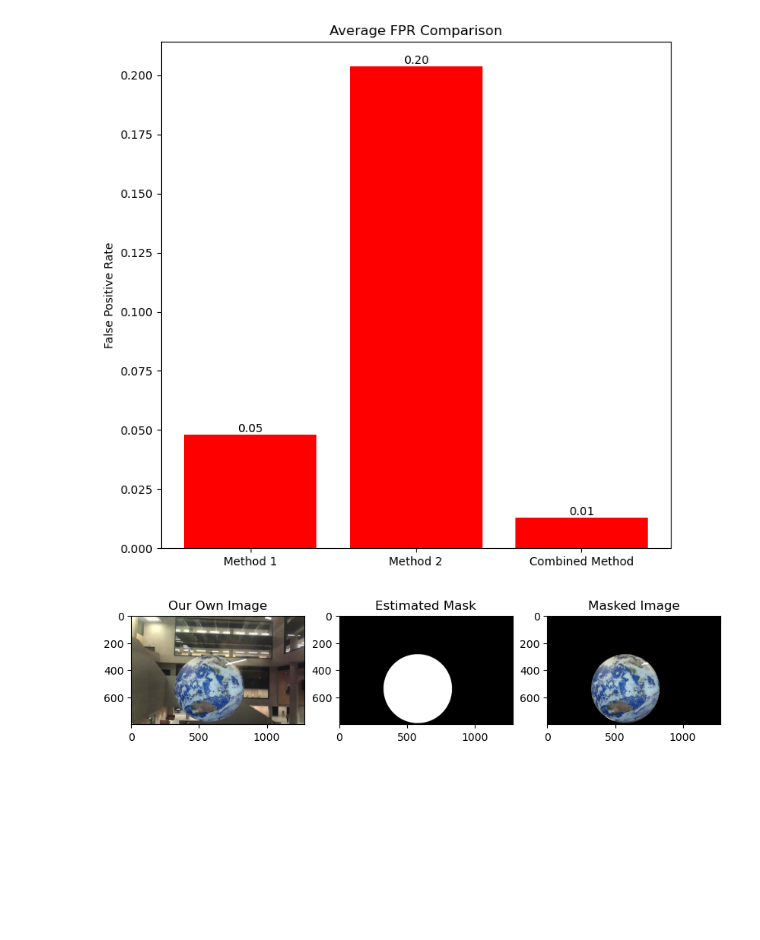
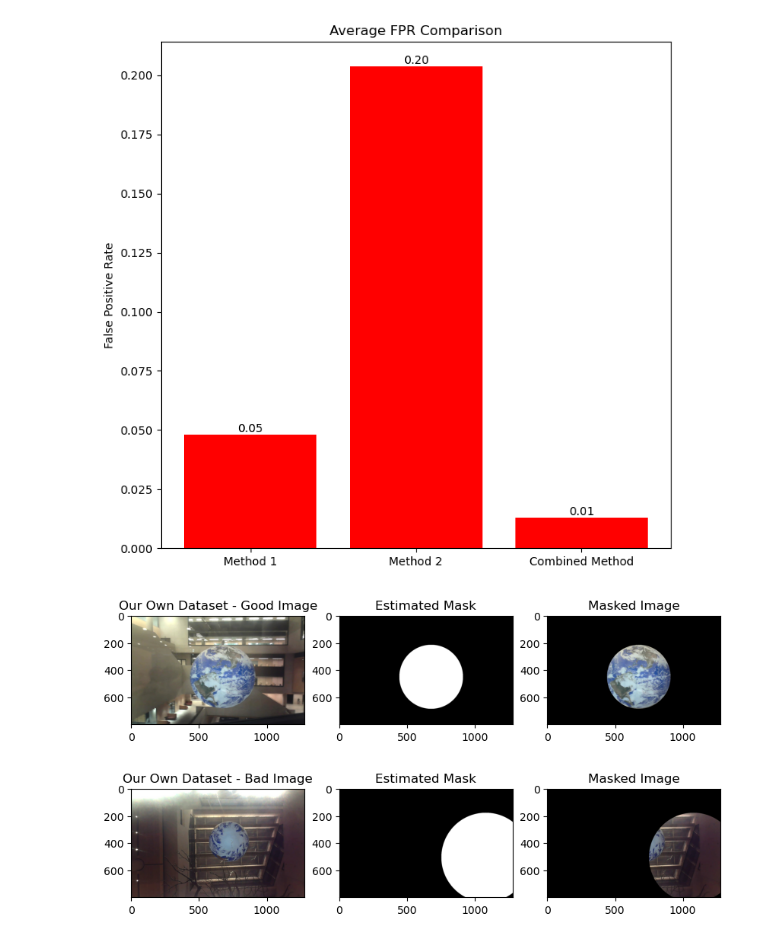
Before and after one commit to coder2Young/comp0241_24_grp6, a Jupyter notebook: final/task1.ipynb, the cells around one changed output. Saved outputs shown, nothing was run; the diff lists cells and outputs as text; code cells hidden in the pictures; blank space fills up the shorter version.

Commit message:
Updata task1

```diff
--- a/final/task1.ipynb
+++ b/final/task1.ipynb
@@ -340,21 +340,40 @@ plt.show()
 [figure]
 # %%
 # Test on our own image
-img = cv2.imread("./Dataset/grp6/task1/our_AO_cap.jpg")
-img = cv2.cvtColor(img, cv2.COLOR_BGR2RGB)
-mask_est = get_mask(img)
-masked_img = cv2.bitwise_and(img, img, mask=mask_est)
+img_good = cv2.imread("./Dataset/grp6/task1/our_AO_good.jpg")
+img_good = cv2.cvtColor(img_good, cv2.COLOR_BGR2RGB)
+mask_est_good = get_mask(img_good)
+masked_img_good = cv2.bitwise_and(img_good, img_good, mask=mask_est_good)
+
+img_bad = cv2.imread("./Dataset/grp6/task1/our_AO_bad.jpg")
+img_bad = cv2.cvtColor(img_bad, cv2.COLOR_BGR2RGB)
+mask_est_bad = get_mask(img_bad)
+masked_img_bad = cv2.bitwise_and(img_bad, img_bad, mask=mask_est_bad)
+
 
 plt.figure(figsize=(10, 5))
 plt.subplot(1, 3, 1)
-plt.imshow(img)
-plt.title("Our Own Image")
+plt.imshow(img_good)
+plt.title("Our Own Dataset - Good Image")
 plt.subplot(1, 3, 2)
-plt.imshow(mask_est, cmap="gray")
+plt.imshow(mask_est_good, cmap="gray")
 plt.title("Estimated Mask")
 plt.subplot(1, 3, 3)
-plt.imshow(masked_img)
+plt.imshow(masked_img_good)
 plt.title("Masked Image")
 plt.show()
+
+plt.figure(figsize=(10, 5))
+plt.subplot(1, 3, 1)
+plt.imshow(img_bad)
+plt.title("Our Own Dataset - Bad Image")
+plt.subplot(1, 3, 2)
+plt.imshow(mask_est_bad, cmap="gray")
+plt.title("Estimated Mask")
+plt.subplot(1, 3, 3)
+plt.imshow(masked_img_bad)
+plt.title("Masked Image")
+plt.show()
 # %% [output]
-[figure, old version]
+[figure, new version]
+[figure, added]
```
